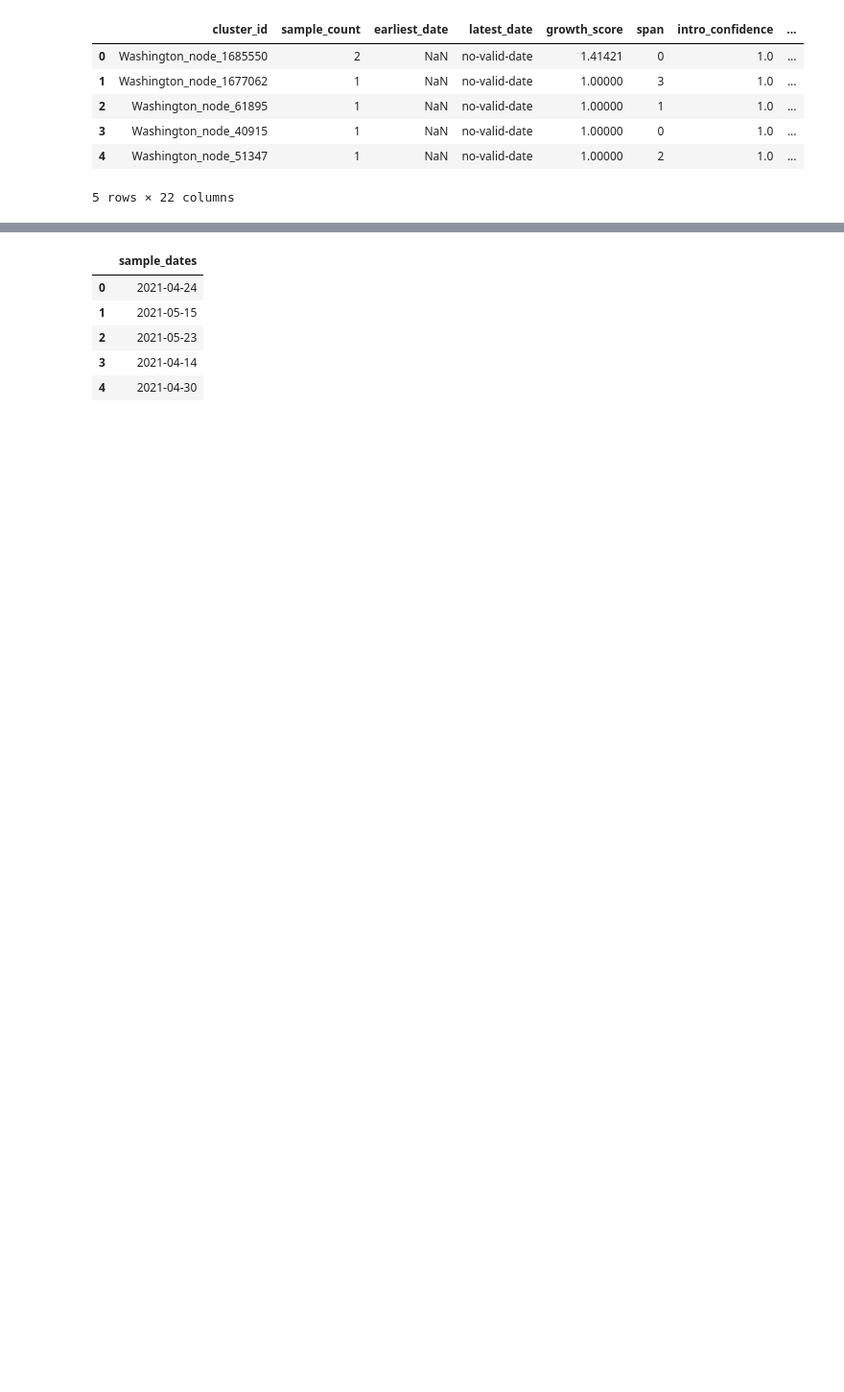
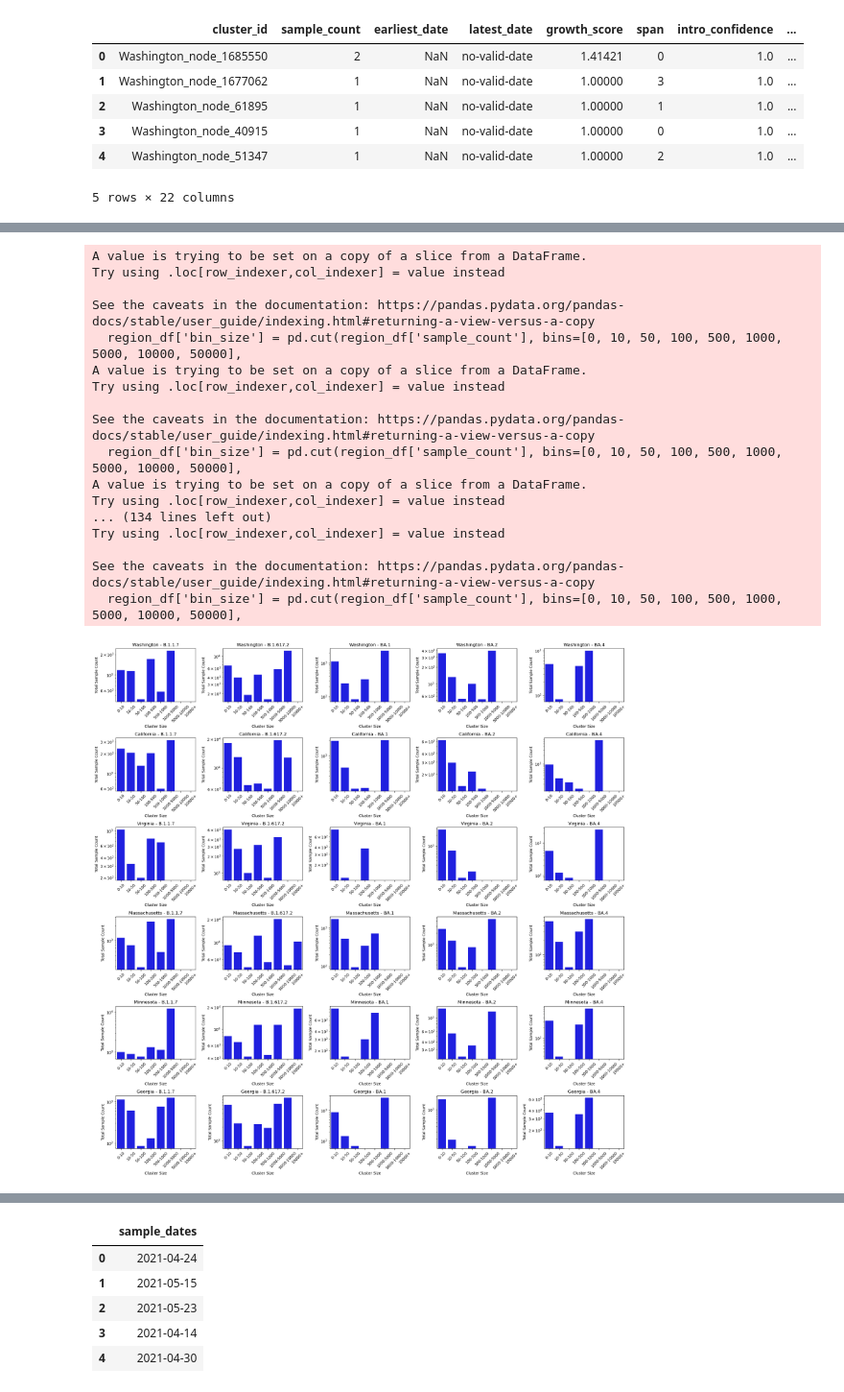
Before and after one commit to NSSAC/PhyloGAS, a Jupyter notebook: src/importation_analysis.ipynb, the cells around one changed output, grey strips where cells are left out. Shown at 96% size. Drawn from its saved outputs; the diff is of its cells as text; code cells hidden in the pictures; blank space fills up the shorter version.

```diff
--- a/src/importation_analysis.ipynb
+++ b/src/importation_analysis.ipynb
@@ -62,0 +261,14 @@ df['week_year'] = pd.to_datetime(df['week_year'] + '-0', format='%Y-%U-%w').dt.s
+# %%
+#how many clusters in other states start in Virginia, real data
+
+target_lineage="B.1.617.2"
+#va_df = df[(df['region'] == 'Virginia') & (df['annotation_3'] == target_lineage)]
+delta_df = df[ (df['annotation_3'] == target_lineage)]
+
+#count how many rows has Virginia in the CSV of inferred_origin
+#put all the values split by ',' into a array and get value counts
+inferred_origins = delta_df['inferred_origin'].str.split(',').explode().value_counts().reset_index(name='count').rename(columns={'index': 'inferred_origin'})
+#look up inferred_origins Virginia
+print(inferred_origins[inferred_origins['inferred_origin'] == 'West Virginia'])
+print(inferred_origins[inferred_origins['inferred_origin'] == 'Virginia'])
+print(inferred_origins[inferred_origins['inferred_origin'] == 'California'])
@@ -62,0 +282,64 @@ df['week_year'] = pd.to_datetime(df['week_year'] + '-0', format='%Y-%U-%w').dt.s
+# %%
+def plot_size_dist(df, locations=None, lineages=None):
+    #sort by sample_count
+    df.sort_values('sample_count', ascending=False).head()
+    #target_lineage="B.1.617.2"
+    if lineages is not None:
+        target_list=lineages
+    else:
+        target_list = ['B.1.1.7', 'B.1.617.2', 'BA.1', 'BA.2', 'BA.4']
+    if locations is None:
+        locations = df['region'].unique()
+
+
+    # Create a 5x5 grid for the plots
+    fig, axes = plt.subplots(nrows=len(locations), ncols=len(target_list), figsize=(len(target_list)*4, 20))
+    axes = axes.flatten()  # Flatten the axes array for easier indexing
+
+    # Iterate over regions and target lineages
+    for idx, (region, target_lineage) in enumerate([(r, t) for r in locations for t in target_list]):
+        if idx >= len(axes):  # Ensure we don't exceed the number of subplots
+            break
+
+        # Filter df for the region and target lineage
+        region_df = df[(df['region'] == region) & (df['annotation_3'] == target_lineage)]
+
+        # Create a bin size category based on sample_count
+        region_df['bin_size'] = pd.cut(region_df['sample_count'], bins=[0, 10, 50, 100, 500, 1000, 5000, 10000, 50000],
+                                        labels=['0-10', '10-50', '50-100', '100-500', '500-1000', '1000-5000', '5000-10000', '10000+'])
+
+        # Group by bin size and count the sum of sample_count per bin size
+        group_by_df = region_df.groupby('bin_size', as_index=False)['sample_count'].sum()
+
+        # Plot the bin size vs total sample count
+        ax = axes[idx]
+        sns.barplot(x='bin_size', y='sample_count', data=group_by_df, color='blue', ax=ax)
+        ax.set_title(f'{region} - {target_lineage}')
+        ax.set_xlabel('Cluster Size')
+        ax.set_ylabel('Total Sample Count')
+        ax.set_yscale('log')
+        ax.tick_params(axis='x', rotation=45)
+
+    # Adjust layout to prevent overlap
+    plt.tight_layout()
+    plt.show()
+plot_size_dist(df)
+# %% [output]
+A value is trying to be set on a copy of a slice from a DataFrame.
+Try using .loc[row_indexer,col_indexer] = value instead
+
+See the caveats in the documentation: https://pandas.pydata.org/pandas-docs/stable/user_guide/indexing.html#returning-a-view-versus-a-copy
+  region_df['bin_size'] = pd.cut(region_df['sample_count'], bins=[0, 10, 50, 100, 500, 1000, 5000, 10000, 50000],
+A value is trying to be set on a copy of a slice from a DataFrame.
+Try using .loc[row_indexer,col_indexer] = value instead
+
+See the caveats in the documentation: https://pandas.pydata.org/pandas-docs/stable/user_guide/indexing.html#returning-a-view-versus-a-copy
+  region_df['bin_size'] = pd.cut(region_df['sample_count'], bins=[0, 10, 50, 100, 500, 1000, 5000, 10000, 50000],
+A value is trying to be set on a copy of a slice from a DataFrame.
+Try using .loc[row_indexer,col_indexer] = value instead
+... (134 lines left out)
+Try using .loc[row_indexer,col_indexer] = value instead
+
+See the caveats in the documentation: https://pandas.pydata.org/pandas-docs/stable/user_guide/indexing.html#returning-a-view-versus-a-copy
+  region_df['bin_size'] = pd.cut(region_df['sample_count'], bins=[0, 10, 50, 100, 500, 1000, 5000, 10000, 50000],
+[figure, added]
```
Also changed, not shown: parts of 15 cells of this notebook, 1 other file.
